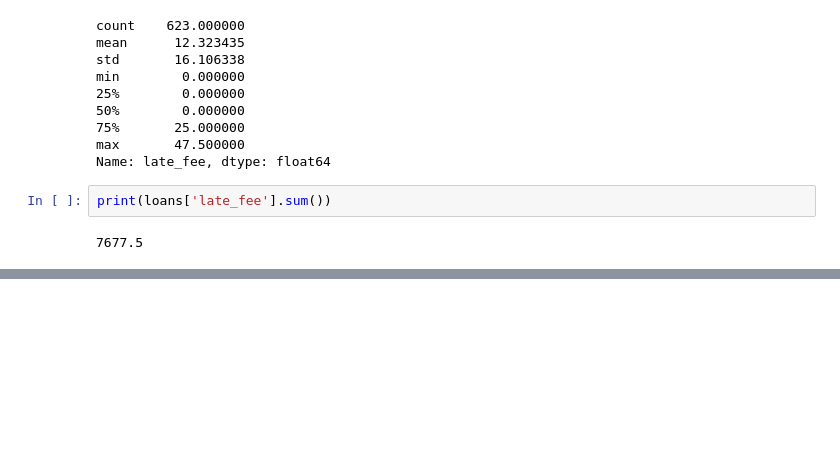
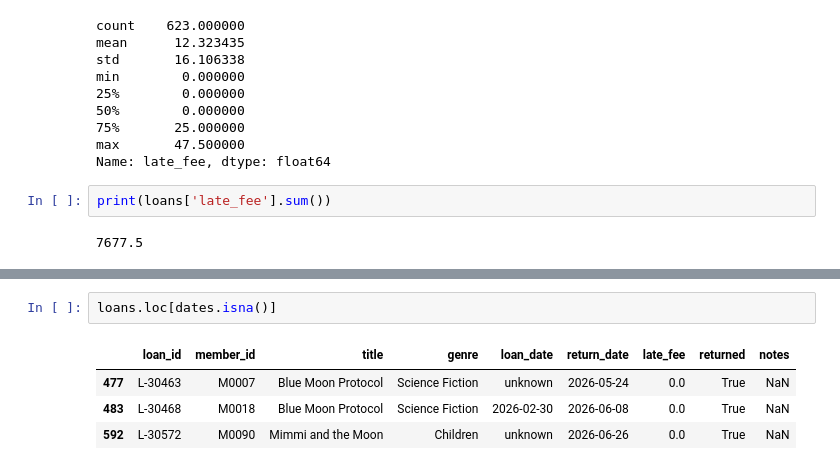
Before and after one commit to Danie1Alexandre/Lexicon---Python---AI, a Jupyter notebook: Data analysis and Visualisation/lab3.ipynb, the cells around one changed output, grey strips where cells are left out. Saved outputs shown, nothing was run; the diff lists cells and outputs as text; blank space fills up the shorter version.

```diff
--- a/Data analysis and Visualisation/lab3.ipynb
+++ b/Data analysis and Visualisation/lab3.ipynb
@@ -252,0 +291,7 @@ print(loans['late_fee'].sum())
+# %%
+loans.loc[dates.isna()]
+# %% [output]
+|  | loan_id | member_id | title | genre | loan_date | return_date | late_fee | returned | notes |
+| 477 | L-30463 | M0007 | Blue Moon Protocol | Science Fiction | unknown | 2026-05-24 | 0.0 | True | NaN |
+| 483 | L-30468 | M0018 | Blue Moon Protocol | Science Fiction | 2026-02-30 | 2026-06-08 | 0.0 | True | NaN |
+| 592 | L-30572 | M0090 | Mimmi and the Moon | Children | unknown | 2026-06-26 | 0.0 | True | NaN |
```
Also changed, not shown: parts of 17 cells of this notebook.
